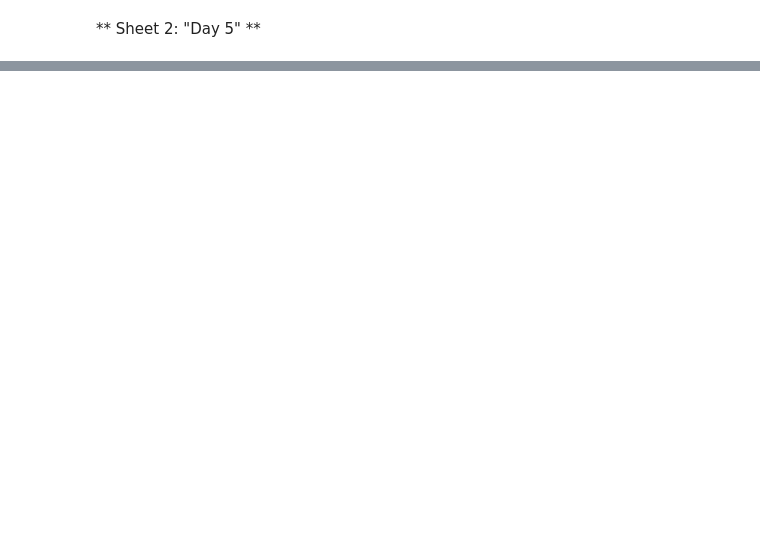
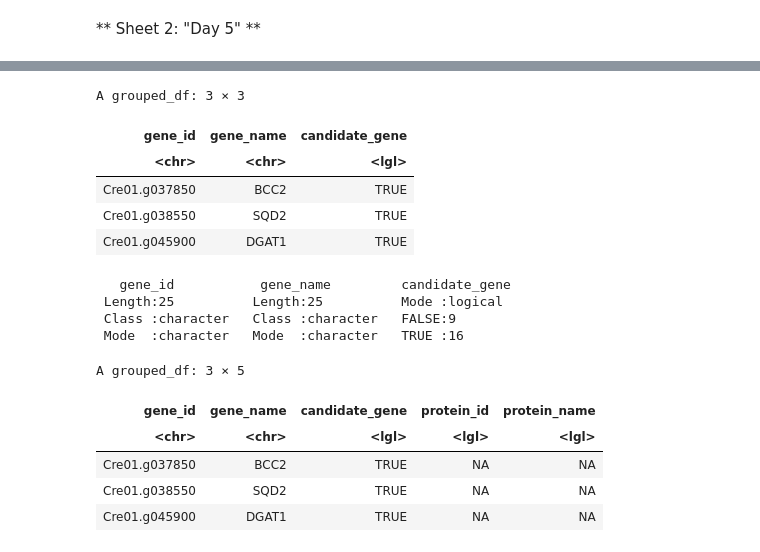
Before and after one commit to alicewchen/lipid_selection, a Jupyter notebook: analysis/generate_intermediate_data_01/01_Extract_relevant_genes.ipynb, the cells around one changed output, grey strips where cells are left out. Saved outputs shown, nothing was run; the diff lists cells and outputs as text; code cells hidden in the pictures; blank space fills up the shorter version.

```diff
--- a/analysis/generate_intermediate_data_01/01_Extract_relevant_genes.ipynb
+++ b/analysis/generate_intermediate_data_01/01_Extract_relevant_genes.ipynb
@@ -319,0 +476,4 @@ A data.frame: 0 × 10
+# %%
+#Check file type and number of excel sheets
+sheets <- check_excel_data(file_name)
+print(length(sheets))
@@ -319,0 +486,9 @@ A data.frame: 0 × 10
+# %%
+require("readxl")
+require("tidyverse")
+require("dplyr")
+
+#Import excel sheet and rename column names
+df <- import_messy_excel(file_name, sheets[1])
+colnames(df)[1:5]<- c("gene_id", "Au.5", "gene_name","protein_name", "time_0h")
+df[1:3,]
@@ -319,0 +508,38 @@ A data.frame: 0 × 10
+# %%
+#Reshape dataframe such that it is easier to compare time 0h to 'n'h
+gene_data<- df %>% gather(., '2_h', '12_h', "24_h", '48_h',
+                   key = 'time', value = "expression") %>%
+    mutate(time_0h = as.numeric(time_0h),
+        expression= as.numeric(expression)) %>%
+
+    #assign candidate_gene label based on fold difference
+    mutate(candidate_gene = case_when(
+            expression >= 2*time_0h~ TRUE,
+            time_0h >= 2* expression~ TRUE,
+            TRUE ~ FALSE)) %>%
+
+    #aggregate dataframe and remove unnecessary columns for append_genes()
+    group_by(gene_id, gene_name) %>%
+    summarise(candidate_gene = any(candidate_gene))
+
+gene_data[1:3,]
+summary(gene_data)
+temp<-export_genes(df = gene_data, target_folder = target_folder)
+temp[1:3,]
+# %% [output]
+A grouped_df: 3 × 3
+| gene_id | gene_name | candidate_gene |
+| <chr> | <chr> | <lgl> |
+| Cre01.g037850 | BCC2 | TRUE |
+| Cre01.g038550 | SQD2 | TRUE |
+| Cre01.g045900 | DGAT1 | TRUE |
+   gene_id           gene_name         candidate_gene
+ Length:25          Length:25          Mode :logical
+ Class :character   Class :character   FALSE:9
+ Mode  :character   Mode  :character   TRUE :16
+A grouped_df: 3 × 5
+| gene_id | gene_name | candidate_gene | protein_id | protein_name |
+| <chr> | <chr> | <lgl> | <lgl> | <lgl> |
+| Cre01.g037850 | BCC2 | TRUE | NA | NA |
+| Cre01.g038550 | SQD2 | TRUE | NA | NA |
+| Cre01.g045900 | DGAT1 | TRUE | NA | NA |
```
Also changed, not shown: parts of 44 cells of this notebook, 1 other file.
